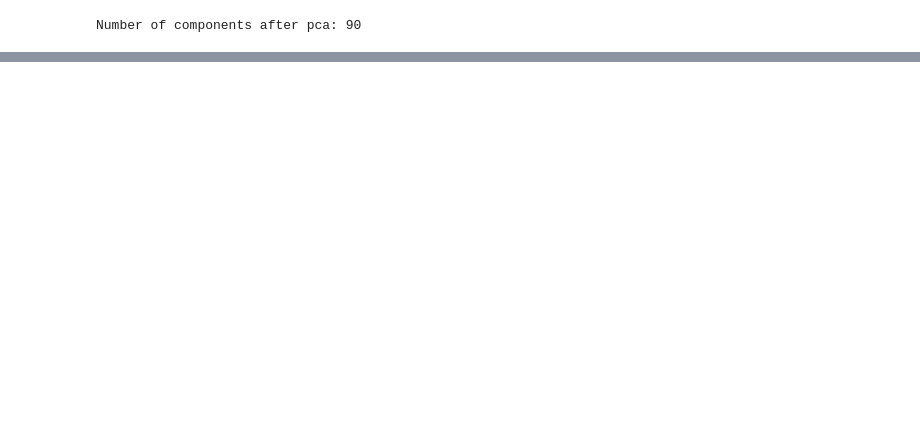
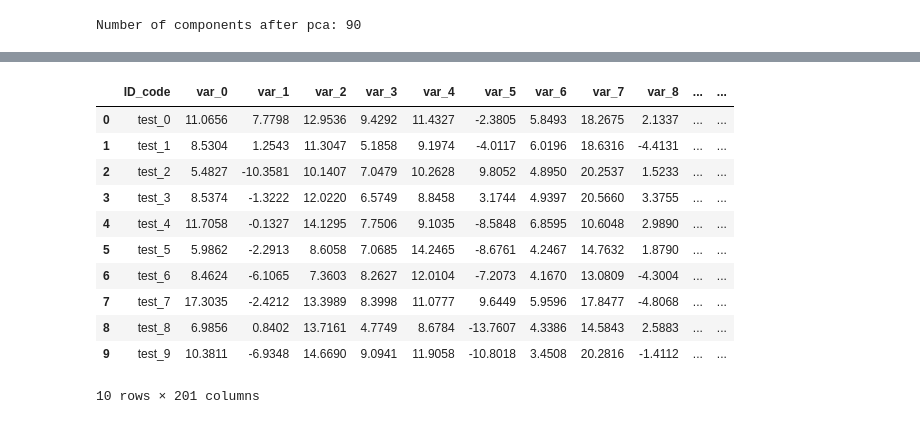
Before and after one commit to vitorbonaf/udacity-ml-capstone, a Jupyter notebook: customer_transaction_prediction.ipynb, the cells around one changed output, grey strips where cells are left out. Drawn from its saved outputs; the diff is of its cells as text; code cells hidden in the pictures; blank space fills up the shorter version.

Commit message:
logistic regressio, optimization, predicitions

```diff
--- a/customer_transaction_prediction.ipynb
+++ b/customer_transaction_prediction.ipynb
@@ -289,9 +294,9 @@ DecisionTreeClassifier
 from sklearn.model_selection import GridSearchCV
 from sklearn.metrics import make_scorer
 
-clf = DecisionTreeClassifier(random_state=42)
+clf = LogisticRegression(solver='newton-cg', fit_intercept=True, random_state=42)
 
-parameters = {'max_depth': [10, 20, 30], 'min_samples_leaf': [10, 50, 100], 'min_samples_split': [25, 100, 250]}
+parameters = {'max_iter': [25, 100], 'multi_class': ['ovr', 'multinomial'], 'tol':[1e-2,1e-4]}
 
 scorer = make_scorer(roc_auc_score)
 
@@ -309,5 +314,5 @@ print("Unoptimized model\n------")
 print("ROC AUC score on testing data: {:.4f}".format(roc_auc_score(y_test, predictions)))
 print("F-score on testing data: {:.4f}".format(fbeta_score(y_test, predictions, beta = 2)))
 print("\nOptimized Model\n------")
-print("Final accuracy score on the testing data: {:.4f}".format(roc_auc_score(y_test, best_predictions)))
+print("Final ROC AUC score on the testing data: {:.4f}".format(roc_auc_score(y_test, best_predictions)))
 print("Final F-score on the testing data: {:.4f}".format(fbeta_score(y_test, best_predictions, beta = 2)))
@@ -322,0 +358,19 @@ DecisionTreeClassifier(class_weight=None, criterion='gini', max_depth=10,
+# %%
+# submission_data = submission_data.drop('ID_code', axis=1)
+display(submission_data.head(n=10))
+
+transf_sub_data = pca.transform(submission_data.drop('ID_code', axis=1))
+sub_predictions = best_clf.predict(transf_sub_data)
+# %% [output]
+|  | ID_code | var_0 | var_1 | var_2 | var_3 | var_4 | var_5 | var_6 | var_7 | var_8 | ... | ... |
+| 0 | test_0 | 11.0656 | 7.7798 | 12.9536 | 9.4292 | 11.4327 | -2.3805 | 5.8493 | 18.2675 | 2.1337 | ... | ... |
+| 1 | test_1 | 8.5304 | 1.2543 | 11.3047 | 5.1858 | 9.1974 | -4.0117 | 6.0196 | 18.6316 | -4.4131 | ... | ... |
+| 2 | test_2 | 5.4827 | -10.3581 | 10.1407 | 7.0479 | 10.2628 | 9.8052 | 4.8950 | 20.2537 | 1.5233 | ... | ... |
+| 3 | test_3 | 8.5374 | -1.3222 | 12.0220 | 6.5749 | 8.8458 | 3.1744 | 4.9397 | 20.5660 | 3.3755 | ... | ... |
+| 4 | test_4 | 11.7058 | -0.1327 | 14.1295 | 7.7506 | 9.1035 | -8.5848 | 6.8595 | 10.6048 | 2.9890 | ... | ... |
+| 5 | test_5 | 5.9862 | -2.2913 | 8.6058 | 7.0685 | 14.2465 | -8.6761 | 4.2467 | 14.7632 | 1.8790 | ... | ... |
+| 6 | test_6 | 8.4624 | -6.1065 | 7.3603 | 8.2627 | 12.0104 | -7.2073 | 4.1670 | 13.0809 | -4.3004 | ... | ... |
+| 7 | test_7 | 17.3035 | -2.4212 | 13.3989 | 8.3998 | 11.0777 | 9.6449 | 5.9596 | 17.8477 | -4.8068 | ... | ... |
+| 8 | test_8 | 6.9856 | 0.8402 | 13.7161 | 4.7749 | 8.6784 | -13.7607 | 4.3386 | 14.5843 | 2.5883 | ... | ... |
+| 9 | test_9 | 10.3811 | -6.9348 | 14.6690 | 9.0941 | 11.9058 | -10.8018 | 3.4508 | 20.2816 | -1.4112 | ... | ... |
+10 rows × 201 columns
```
Also changed, not shown: parts of 7 cells of this notebook.
